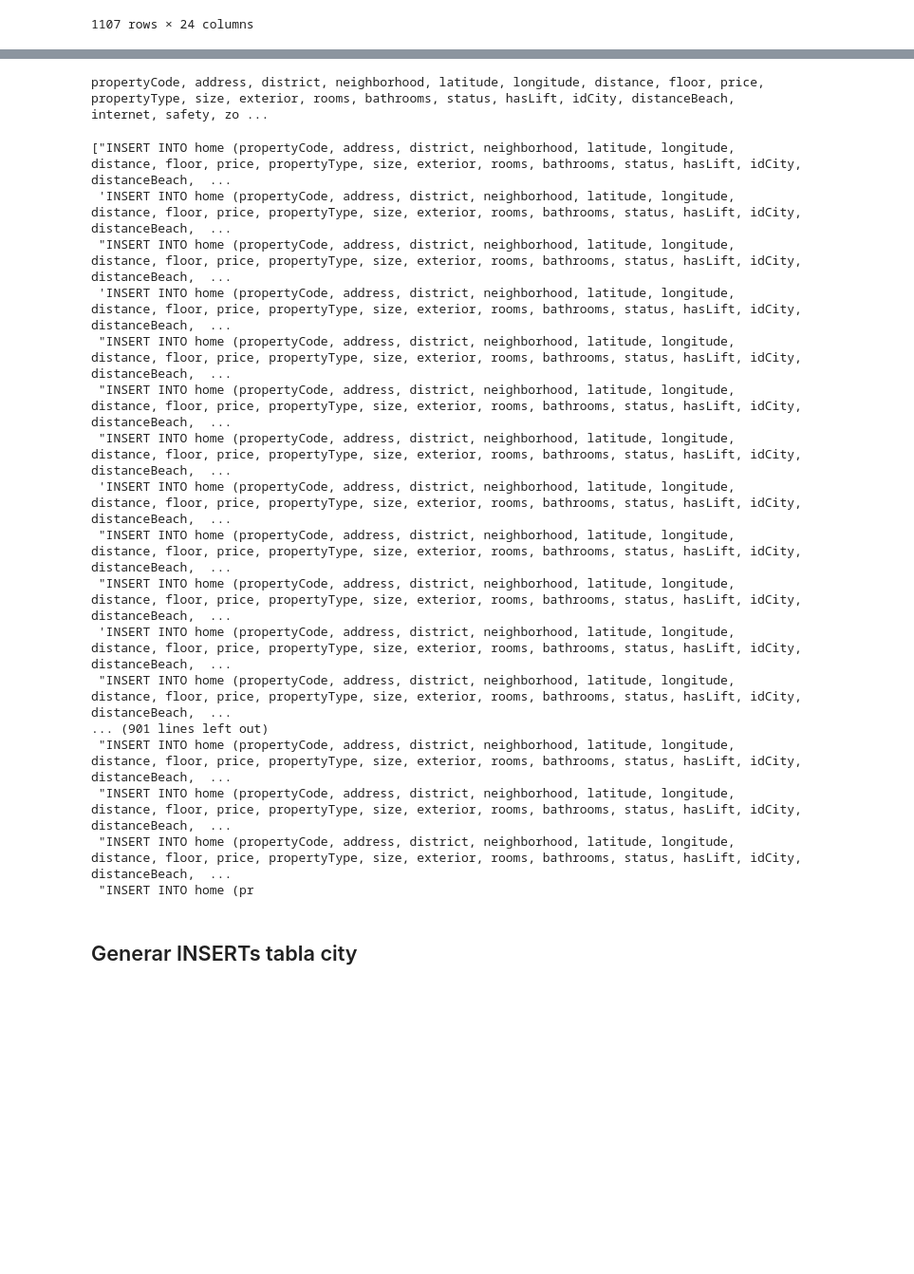
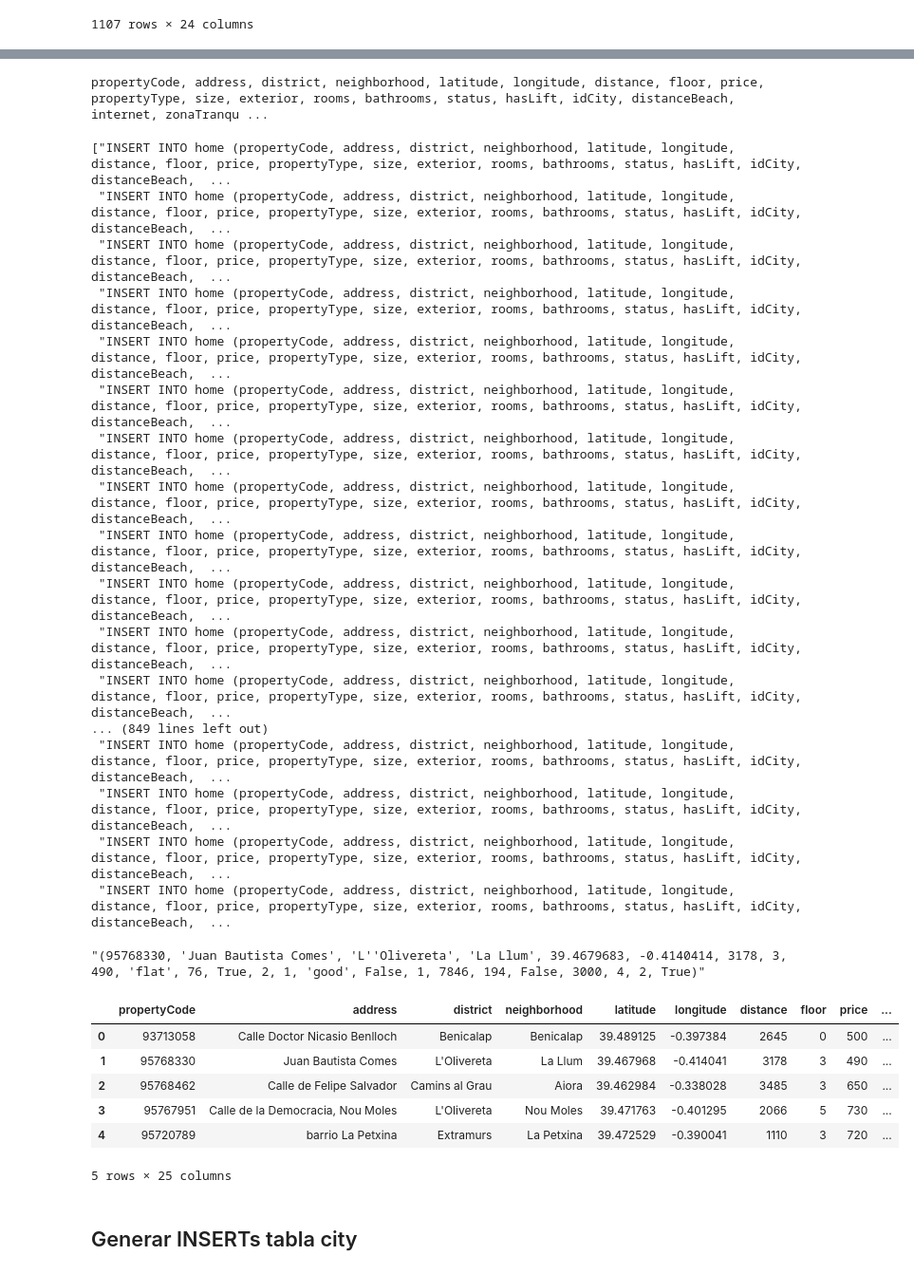
Before and after one commit to Nomadas-Digitales/nomadas-data, a Jupyter notebook: src/GenerarINSERTs.ipynb, the cells around one changed output, grey strips where cells are left out. Shown: that part at 95% size. Cells and saved outputs as stored; diff of their text form; code cells hidden in the pictures; blank space fills up the shorter version.

Commit message:
Sesolver problemas de comillas en los inserts y generar INTERTS en tabla home con el nuevo campo 'thumbnail'

```diff
--- a/src/GenerarINSERTs.ipynb
+++ b/src/GenerarINSERTs.ipynb
@@ -127,26 +170,31 @@ colums = ', '.join(home_valencia_df.columns)
 print(colums)
 for index, row in home_valencia_df.iterrows():
     #display(row)
-    sql_inserts.append("INSERT INTO home (" + colums + ") VALUES " + str(tuple(row.values)))
+    #sql_inserts.append("INSERT INTO home (" + colums + ") VALUES " + str(tuple(row.values)))
+    sql_inserts.append("INSERT INTO home (" + colums + ") VALUES " + create_values(row.values))
 
 sql_inserts
 # %% [output]
-propertyCode, address, district, neighborhood, latitude, longitude, distance, floor, price, propertyType, size, exterior, rooms, bathrooms, status, hasLift, idCity, distanceBeach, internet, safety, zo ...
+propertyCode, address, district, neighborhood, latitude, longitude, distance, floor, price, propertyType, size, exterior, rooms, bathrooms, status, hasLift, idCity, distanceBeach, internet, zonaTranqu ...
 ["INSERT INTO home (propertyCode, address, district, neighborhood, latitude, longitude, distance, floor, price, propertyType, size, exterior, rooms, bathrooms, status, hasLift, idCity, distanceBeach,  ...
- 'INSERT INTO home (propertyCode, address, district, neighborhood, latitude, longitude, distance, floor, price, propertyType, size, exterior, rooms, bathrooms, status, hasLift, idCity, distanceBeach,  ...
- "INSERT INTO home (propertyCode, address, district, neighborhood, latitude, longitude, distance, floor, price, propertyType, size, exterior, rooms, bathrooms, status, hasLift, idCity, distanceBeach,  ...
- 'INSERT INTO home (propertyCode, address, district, neighborhood, latitude, longitude, distance, floor, price, propertyType, size, exterior, rooms, bathrooms, status, hasLift, idCity, distanceBeach,  ...
  "INSERT INTO home (propertyCode, address, district, neighborhood, latitude, longitude, distance, floor, price, propertyType, size, exterior, rooms, bathrooms, status, hasLift, idCity, distanceBeach,  ...
  "INSERT INTO home (propertyCode, address, district, neighborhood, latitude, longitude, distance, floor, price, propertyType, size, exterior, rooms, bathrooms, status, hasLift, idCity, distanceBeach,  ...
  "INSERT INTO home (propertyCode, address, district, neighborhood, latitude, longitude, distance, floor, price, propertyType, size, exterior, rooms, bathrooms, status, hasLift, idCity, distanceBeach,  ...
- 'INSERT INTO home (propertyCode, address, district, neighborhood, latitude, longitude, distance, floor, price, propertyType, size, exterior, rooms, bathrooms, status, hasLift, idCity, distanceBeach,  ...
- "INSERT INTO home (propertyCode, address, district, neighborhood, latitude, longitude, distance, floor, price, propertyType, size, exterior, rooms, bathrooms, status, hasLift, idCity, distanceBeach,  ...
- "INSERT INTO home (propertyCode, address, district, neighborhood, latitude, longitude, distance, floor, price, propertyType, size, exterior, rooms, bathrooms, status, hasLift, idCity, distanceBeach,  ...
- 'INSERT INTO home (propertyCode, address, district, neighborhood, latitude, longitude, distance, floor, price, propertyType, size, exterior, rooms, bathrooms, status, hasLift, idCity, distanceBeach,  ...
- "INSERT INTO home (propertyCode, address, district, neighborhood, latitude, longitude, distance, floor, price, propertyType, size, exterior, rooms, bathrooms, status, hasLift, idCity, distanceBeach,  ...
-... (901 lines left out)
  "INSERT INTO home (propertyCode, address, district, neighborhood, latitude, longitude, distance, floor, price, propertyType, size, exterior, rooms, bathrooms, status, hasLift, idCity, distanceBeach,  ...
  "INSERT INTO home (propertyCode, address, district, neighborhood, latitude, longitude, distance, floor, price, propertyType, size, exterior, rooms, bathrooms, status, hasLift, idCity, distanceBeach,  ...
  "INSERT INTO home (propertyCode, address, district, neighborhood, latitude, longitude, distance, floor, price, propertyType, size, exterior, rooms, bathrooms, status, hasLift, idCity, distanceBeach,  ...
- "INSERT INTO home (pr
+ "INSERT INTO home (propertyCode, address, district, neighborhood, latitude, longitude, distance, floor, price, propertyType, size, exterior, rooms, bathrooms, status, hasLift, idCity, distanceBeach,  ...
+ "INSERT INTO home (propertyCode, address, district, neighborhood, latitude, longitude, distance, floor, price, propertyType, size, exterior, rooms, bathrooms, status, hasLift, idCity, distanceBeach,  ...
+ "INSERT INTO home (propertyCode, address, district, neighborhood, latitude, longitude, distance, floor, price, propertyType, size, exterior, rooms, bathrooms, status, hasLift, idCity, distanceBeach,  ...
+ "INSERT INTO home (propertyCode, address, district, neighborhood, latitude, longitude, distance, floor, price, propertyType, size, exterior, rooms, bathrooms, status, hasLift, idCity, distanceBeach,  ...
+ "INSERT INTO home (propertyCode, address, district, neighborhood, latitude, longitude, distance, floor, price, propertyType, size, exterior, rooms, bathrooms, status, hasLift, idCity, distanceBeach,  ...
+... (849 lines left out)
+ "INSERT INTO home (propertyCode, address, district, neighborhood, latitude, longitude, distance, floor, price, propertyType, size, exterior, rooms, bathrooms, status, hasLift, idCity, distanceBeach,  ...
+ "INSERT INTO home (propertyCode, address, district, neighborhood, latitude, longitude, distance, floor, price, propertyType, size, exterior, rooms, bathrooms, status, hasLift, idCity, distanceBeach,  ...
+ "INSERT INTO home (propertyCode, address, district, neighborhood, latitude, longitude, distance, floor, price, propertyType, size, exterior, rooms, bathrooms, status, hasLift, idCity, distanceBeach,  ...
+ "INSERT INTO home (propertyCode, address, district, neighborhood, latitude, longitude, distance, floor, price, propertyType, size, exterior, rooms, bathrooms, status, hasLift, idCity, distanceBeach,  ...
+# %%
+create_values(home_valencia_df.loc[1].values)
+# %% [output]
+"(95768330, 'Juan Bautista Comes', 'L''Olivereta', 'La Llum', 39.4679683, -0.4140414, 3178, 3, 490, 'flat', 76, True, 2, 1, 'good', False, 1, 7846, 194, False, 3000, 4, 2, True)"
 # %%
@@ -158,0 +206,12 @@ with codecs.open(os.path.join(DATA_PATH, 'home_valencia.sql'), "w", "utf-8") as
+# %%
+idealista_valencia_full_df = pd.read_csv(os.path.join(DATA_PATH, 'idealista_alquiler_valencia_full.csv'))
+home_valencia_df = pd.merge(home_valencia_df, idealista_valencia_full_df[['propertyCode','thumbnail']], left_on = 'propertyCode', right_on = 'propertyCode')
+home_valencia_df.head()
+# %% [output]
+|  | propertyCode | address | district | neighborhood | latitude | longitude | distance | floor | price | ... |
+| 0 | 93713058 | Calle Doctor Nicasio Benlloch | Benicalap | Benicalap | 39.489125 | -0.397384 | 2645 | 0 | 500 | ... |
+| 1 | 95768330 | Juan Bautista Comes | L'Olivereta | La Llum | 39.467968 | -0.414041 | 3178 | 3 | 490 | ... |
+| 2 | 95768462 | Calle de Felipe Salvador | Camins al Grau | Aiora | 39.462984 | -0.338028 | 3485 | 3 | 650 | ... |
+| 3 | 95767951 | Calle de la Democracia, Nou Moles | L'Olivereta | Nou Moles | 39.471763 | -0.401295 | 2066 | 5 | 730 | ... |
+| 4 | 95720789 | barrio La Petxina | Extramurs | La Petxina | 39.472529 | -0.390041 | 1110 | 3 | 720 | ... |
+5 rows × 25 columns
```
Also changed, not shown: parts of 6 cells of this notebook, 2 other files.
